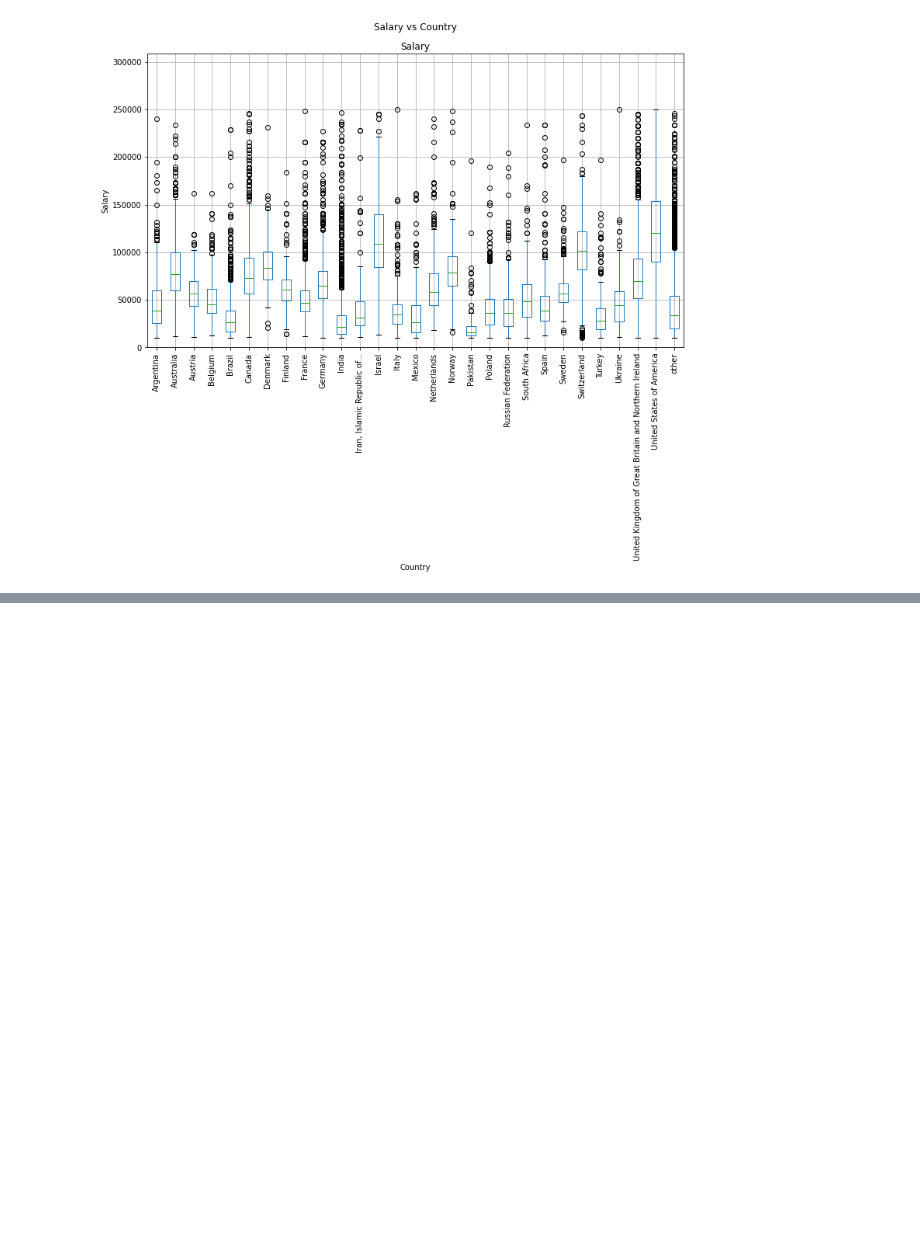
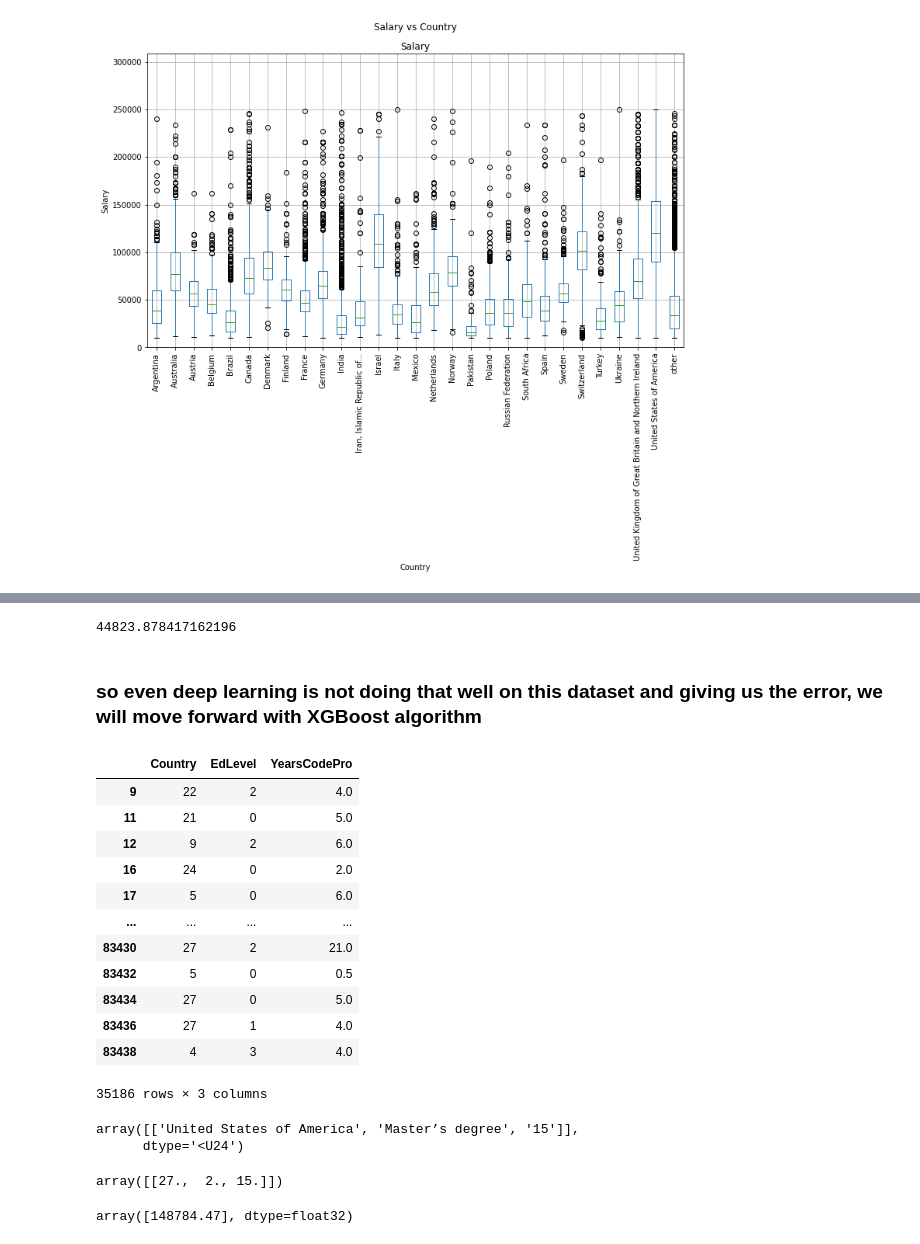
Before and after one commit to vinay030901/Machine-Learning, a Jupyter notebook: Mini Project/SalaryPrediction.ipynb, the cells around one changed output, grey strips where cells are left out. Saved outputs shown, nothing was run; the diff lists cells and outputs as text; code cells hidden in the pictures; blank space fills up the shorter version.

```diff
--- a/Mini Project/SalaryPrediction.ipynb
+++ b/Mini Project/SalaryPrediction.ipynb
@@ -347,0 +506,6 @@ memory usage: 1.3+ MB
+# %%
+regressor=gs.best_estimator_
+regressor.fit(X,y.values)
+y_pred = regressor.predict(X)
+error=np.sqrt(mean_squared_error(y,y_pred))
+error
@@ -347,0 +520,6 @@ memory usage: 1.3+ MB
+# %%
+xgb = XGBRegressor()
+xgb.fit(X,y.values)
+y_pred=xgb.predict(X)
+error=np.sqrt(mean_squared_error(y,y_pred))
+error
@@ -347,0 +554,11 @@ memory usage: 1.3+ MB
+# %%
+model=Sequential()
+n_cols=df.shape[1]
+# %%
+model.add(Dense(10,activation="relu"))
+model.add(Dense(10,activation="relu"))
+model.add(Dense(10,activation='linear'))
+model.add(Dense(1))
+
+model.compile(optimizer='adam',loss='mean_squared_error')
+model.fit(X,y.values,epochs=5)
@@ -347,0 +577,42 @@ memory usage: 1.3+ MB
+# %%
+y_pred=model.predict(X)
+error=np.sqrt(mean_squared_error(y,y_pred))
+error
+# %% [output]
+44823.878417162196
+# %% [markdown]
+### so even deep learning is not doing that well on this dataset and giving us the error, we will move forward with XGBoost algorithm
+# %%
+X
+# %% [output]
+|  | Country | EdLevel | YearsCodePro |
+| 9 | 22 | 2 | 4.0 |
+| 11 | 21 | 0 | 5.0 |
+| 12 | 9 | 2 | 6.0 |
+| 16 | 24 | 0 | 2.0 |
+| 17 | 5 | 0 | 6.0 |
+| ... | ... | ... | ... |
+| 83430 | 27 | 2 | 21.0 |
+| 83432 | 5 | 0 | 0.5 |
+| 83434 | 27 | 0 | 5.0 |
+| 83436 | 27 | 1 | 4.0 |
+| 83438 | 4 | 3 | 4.0 |
+35186 rows × 3 columns
+# %%
+X = np.array([["United States of America", 'Master’s degree', 15 ]])
+X
+# %% [output]
+array([['United States of America', 'Master’s degree', '15']],
+      dtype='<U24')
+# %%
+X[:, 0] = le_country.transform(X[:,0])
+X[:, 1] = le_edu.transform(X[:,1])
+X = X.astype(float)
+X
+# %% [output]
+array([[27.,  2., 15.]])
+# %%
+y_pred=xgb.predict(X)
+y_pred
+# %% [output]
+array([148784.47], dtype=float32)
```
Also changed, not shown: parts of 51 cells of this notebook, 21 other files.
